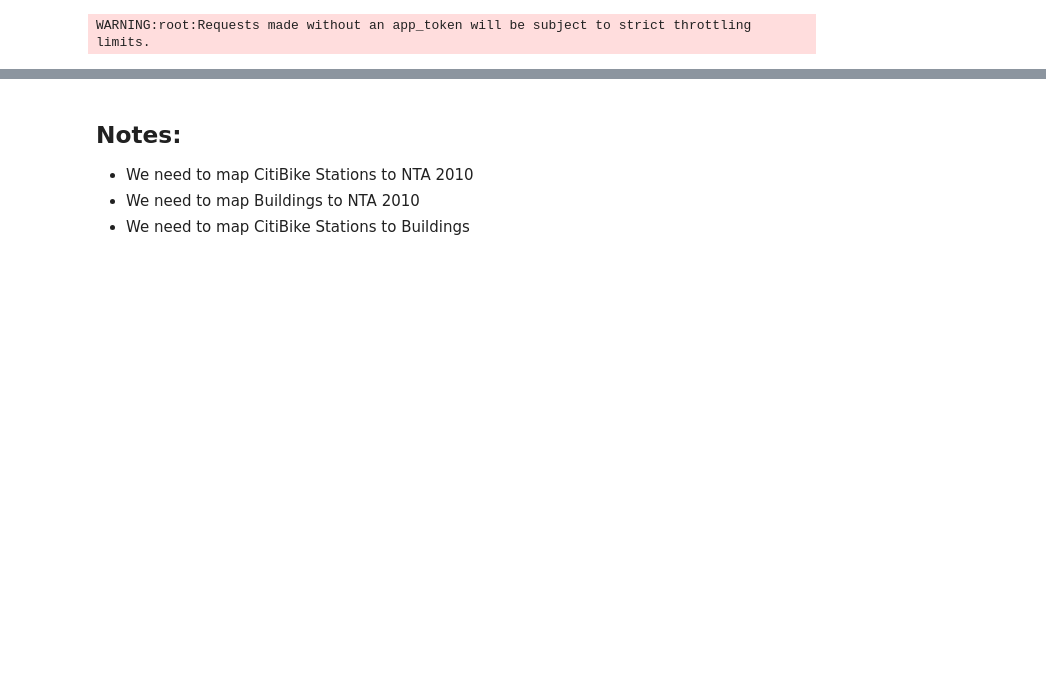
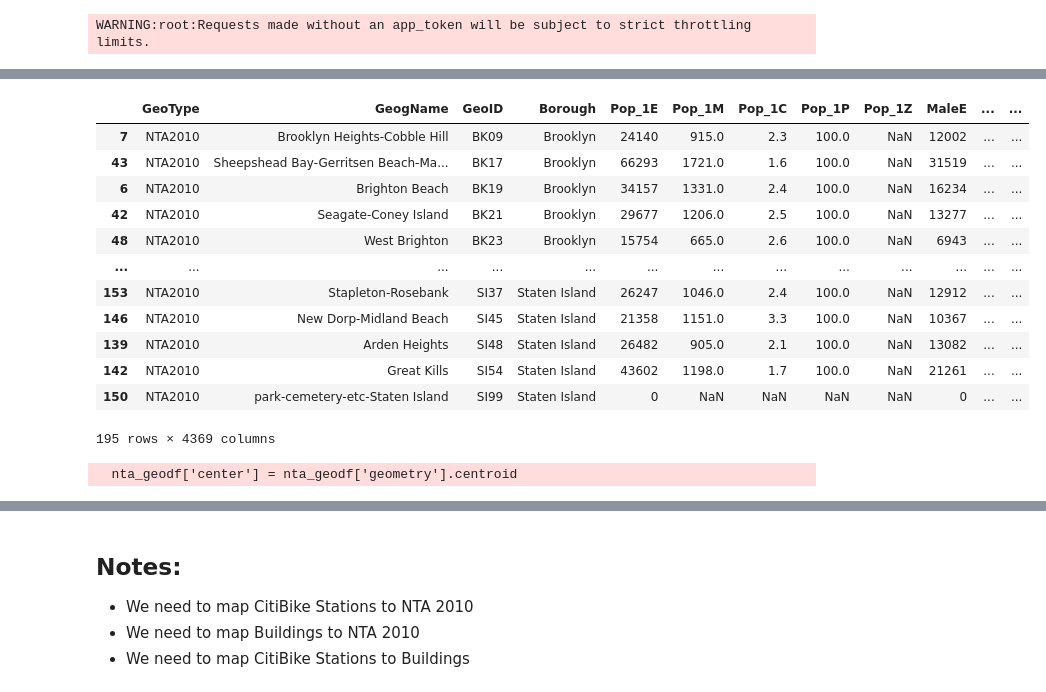
Before and after one commit to nysugfx/lr_final_project, a Jupyter notebook: final_project/playing_with_data.ipynb, the cells around one changed output, grey strips where cells are left out. Drawn from its saved outputs; the diff is of its cells as text; code cells hidden in the pictures; blank space fills up the shorter version.

```diff
--- a/final_project/playing_with_data.ipynb
+++ b/final_project/playing_with_data.ipynb
@@ -14,0 +18,16 @@ WARNING:root:Requests made without an app_token will be subject to strict thrott
+# %%
+nta_demo_df
+# %% [output]
+|  | GeoType | GeogName | GeoID | Borough | Pop_1E | Pop_1M | Pop_1C | Pop_1P | Pop_1Z | MaleE | ... | ... |
+| 7 | NTA2010 | Brooklyn Heights-Cobble Hill | BK09 | Brooklyn | 24140 | 915.0 | 2.3 | 100.0 | NaN | 12002 | ... | ... |
+| 43 | NTA2010 | Sheepshead Bay-Gerritsen Beach-Ma... | BK17 | Brooklyn | 66293 | 1721.0 | 1.6 | 100.0 | NaN | 31519 | ... | ... |
+| 6 | NTA2010 | Brighton Beach | BK19 | Brooklyn | 34157 | 1331.0 | 2.4 | 100.0 | NaN | 16234 | ... | ... |
+| 42 | NTA2010 | Seagate-Coney Island | BK21 | Brooklyn | 29677 | 1206.0 | 2.5 | 100.0 | NaN | 13277 | ... | ... |
+| 48 | NTA2010 | West Brighton | BK23 | Brooklyn | 15754 | 665.0 | 2.6 | 100.0 | NaN | 6943 | ... | ... |
+| ... | ... | ... | ... | ... | ... | ... | ... | ... | ... | ... | ... | ... |
+| 153 | NTA2010 | Stapleton-Rosebank | SI37 | Staten Island | 26247 | 1046.0 | 2.4 | 100.0 | NaN | 12912 | ... | ... |
+| 146 | NTA2010 | New Dorp-Midland Beach | SI45 | Staten Island | 21358 | 1151.0 | 3.3 | 100.0 | NaN | 10367 | ... | ... |
+| 139 | NTA2010 | Arden Heights | SI48 | Staten Island | 26482 | 905.0 | 2.1 | 100.0 | NaN | 13082 | ... | ... |
+| 142 | NTA2010 | Great Kills | SI54 | Staten Island | 43602 | 1198.0 | 1.7 | 100.0 | NaN | 21261 | ... | ... |
+| 150 | NTA2010 | park-cemetery-etc-Staten Island | SI99 | Staten Island | 0 | NaN | NaN | NaN | NaN | 0 | ... | ... |
+195 rows × 4369 columns
@@ -15,3 +66,13 @@ WARNING:root:Requests made without an app_token will be subject to strict thrott
+# %%
+def to_sq_mi(row):
+    return row.Shape_Area * 3.587e-8
+
+nta_geodf['area_sq_mi'] = nta_geodf.apply(to_sq_mi, axis=1)
+nta_geodf['center'] = nta_geodf['geometry'].centroid
+nta_geodf['center_lat'] = nta_geodf['center'].apply(lambda x: x.y)
+nta_geodf['center_lng'] = nta_geodf['center'].apply(lambda x: x.x)
+# %% [output]
+  nta_geodf['center'] = nta_geodf['geometry'].centroid
 # %%
 unique_start_stations = citibike_df.groupby(['start_station_id','start_lat', 'start_lng']).first()
 unique_start_stations = unique_start_stations.reset_index()
```
Also changed, not shown: parts of 30 cells of this notebook, 1 other file.
